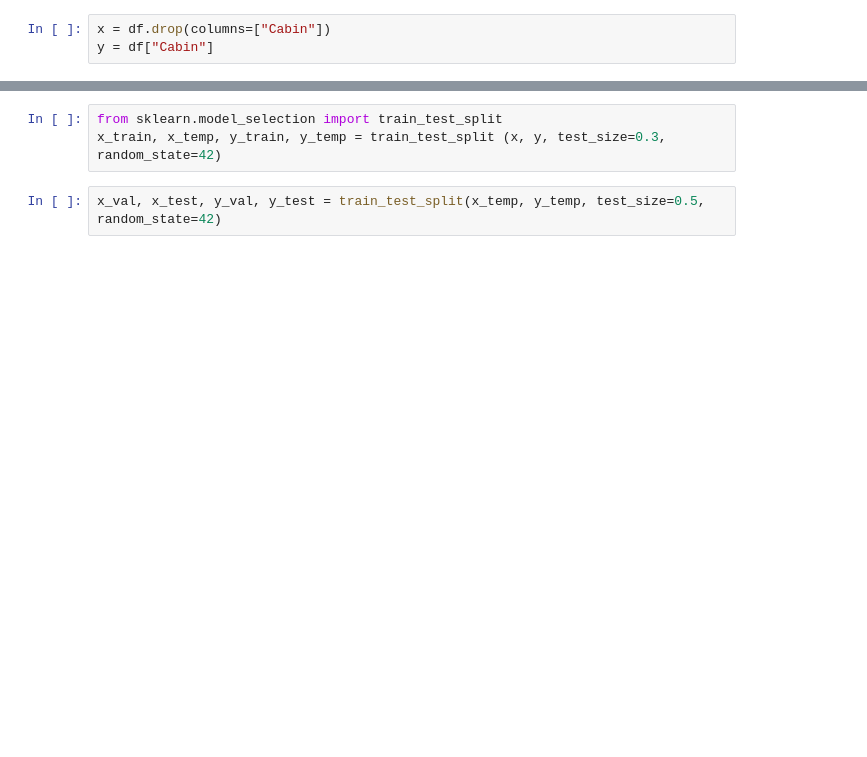
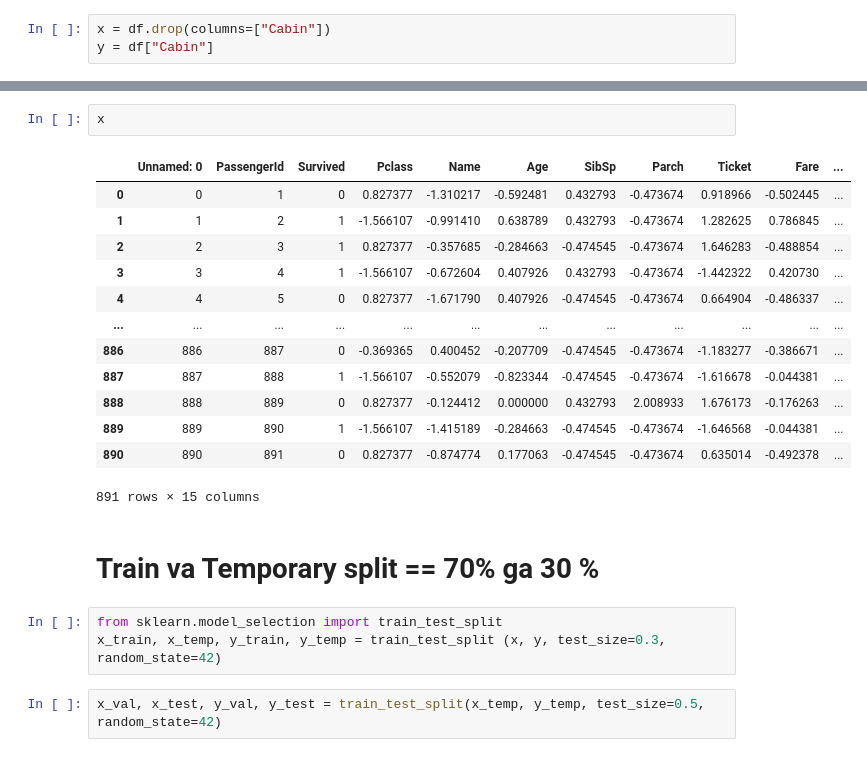
Before and after one commit to Rasuljon-ai/Yangi_Repo, a Jupyter notebook: Notebooks/regression.ipynb, the cells around one changed output, grey strips where cells are left out. Cells and saved outputs as stored; diff of their text form; blank space fills up the shorter version.

```diff
--- a/Notebooks/regression.ipynb
+++ b/Notebooks/regression.ipynb
@@ -36,3 +77,21 @@ y = df["Cabin"]
+# %%
+x
+# %% [output]
+|  | Unnamed: 0 | PassengerId | Survived | Pclass | Name | Age | SibSp | Parch | Ticket | Fare | ... |
+| 0 | 0 | 1 | 0 | 0.827377 | -1.310217 | -0.592481 | 0.432793 | -0.473674 | 0.918966 | -0.502445 | ... |
+| 1 | 1 | 2 | 1 | -1.566107 | -0.991410 | 0.638789 | 0.432793 | -0.473674 | 1.282625 | 0.786845 | ... |
+| 2 | 2 | 3 | 1 | 0.827377 | -0.357685 | -0.284663 | -0.474545 | -0.473674 | 1.646283 | -0.488854 | ... |
+| 3 | 3 | 4 | 1 | -1.566107 | -0.672604 | 0.407926 | 0.432793 | -0.473674 | -1.442322 | 0.420730 | ... |
+| 4 | 4 | 5 | 0 | 0.827377 | -1.671790 | 0.407926 | -0.474545 | -0.473674 | 0.664904 | -0.486337 | ... |
+| ... | ... | ... | ... | ... | ... | ... | ... | ... | ... | ... | ... |
+| 886 | 886 | 887 | 0 | -0.369365 | 0.400452 | -0.207709 | -0.474545 | -0.473674 | -1.183277 | -0.386671 | ... |
+| 887 | 887 | 888 | 1 | -1.566107 | -0.552079 | -0.823344 | -0.474545 | -0.473674 | -1.616678 | -0.044381 | ... |
+| 888 | 888 | 889 | 0 | 0.827377 | -0.124412 | 0.000000 | 0.432793 | 2.008933 | 1.676173 | -0.176263 | ... |
+| 889 | 889 | 890 | 1 | -1.566107 | -1.415189 | -0.284663 | -0.474545 | -0.473674 | -1.646568 | -0.044381 | ... |
+| 890 | 890 | 891 | 0 | 0.827377 | -0.874774 | 0.177063 | -0.474545 | -0.473674 | 0.635014 | -0.492378 | ... |
+891 rows × 15 columns
+# %% [markdown]
+# Train va Temporary split == 70% ga 30 %
 # %%
 from sklearn.model_selection import train_test_split
 x_train, x_temp, y_train, y_temp = train_test_split (x, y, test_size=0.3, random_state=42)
```
Also changed, not shown: parts of 15 cells of this notebook.
